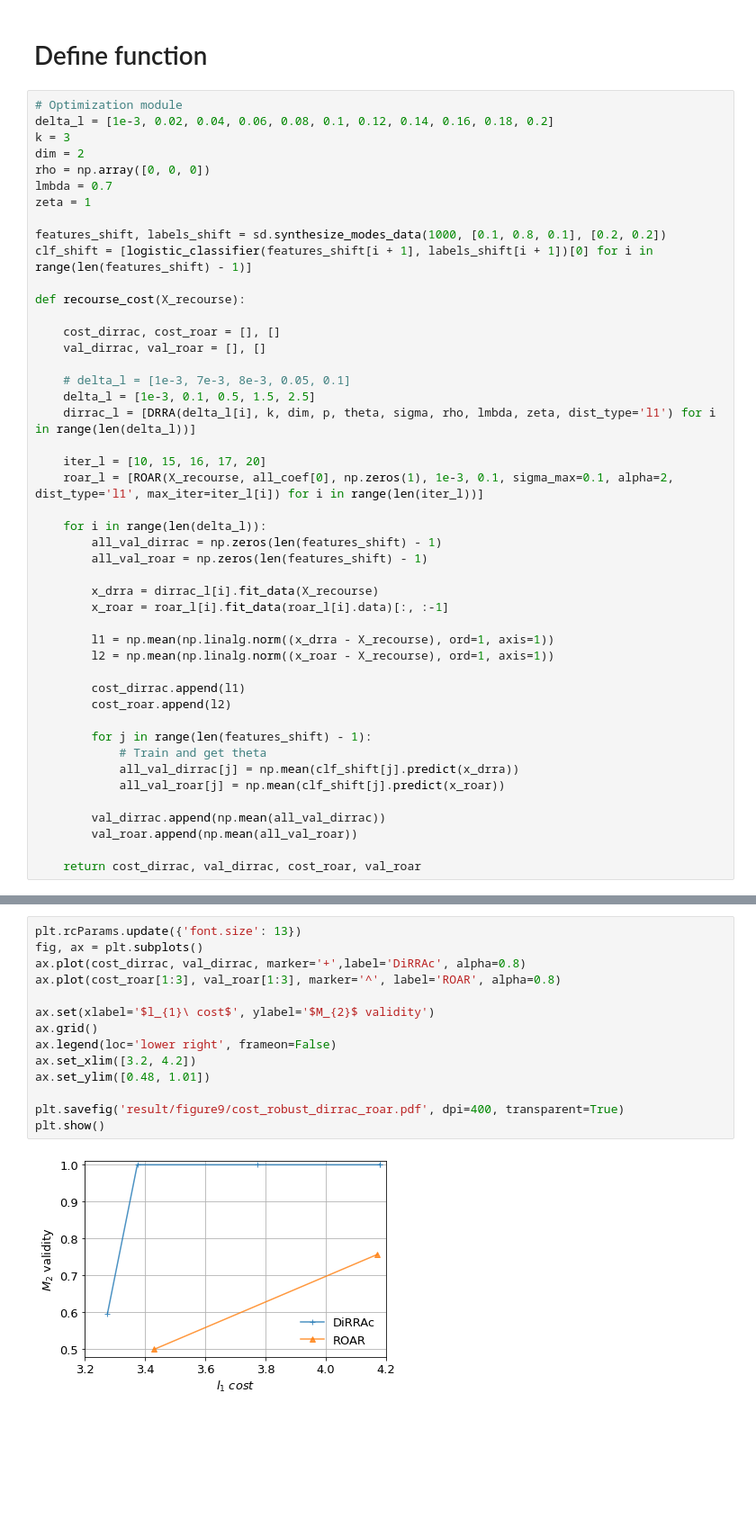
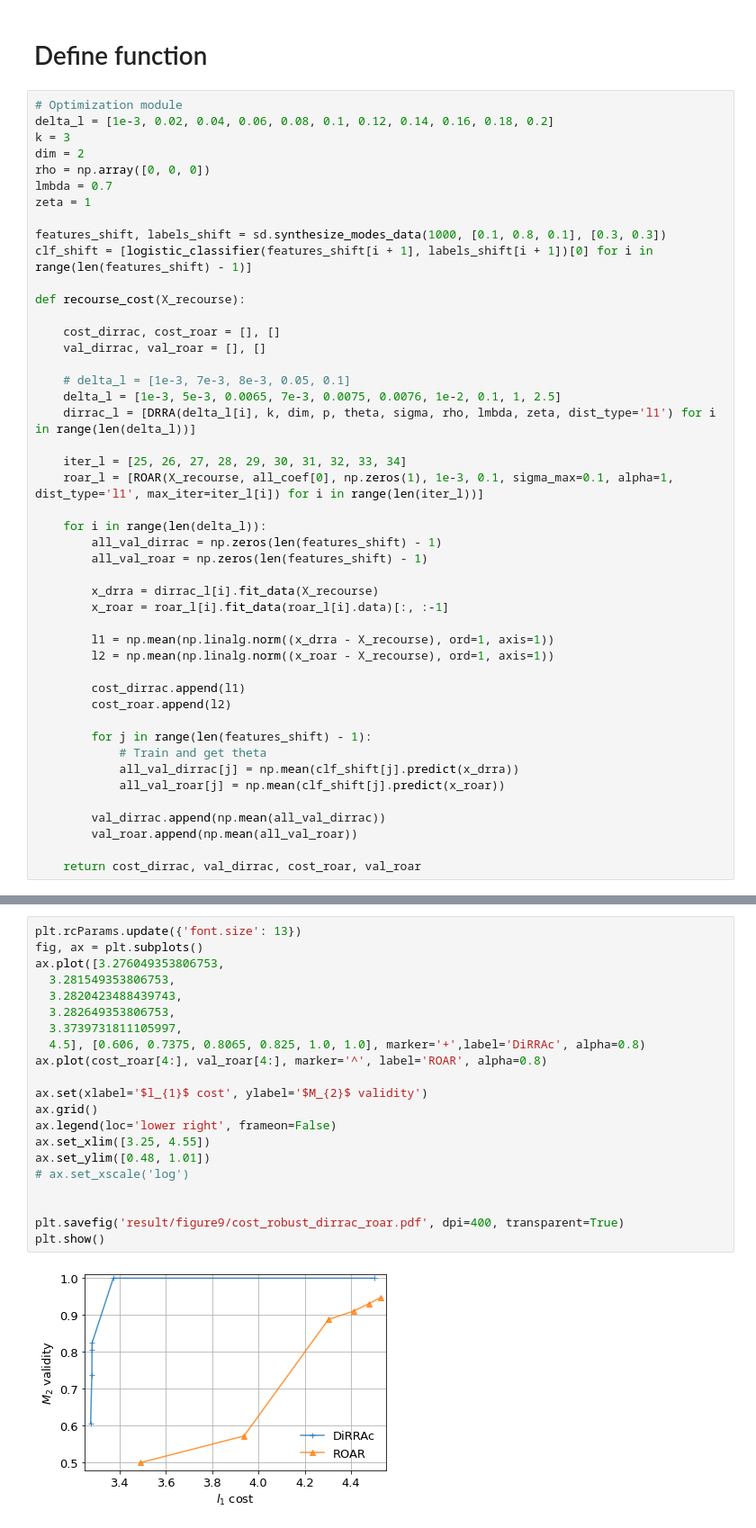
Before and after one commit to duykhuongnguyen/DiRRAc, a Jupyter notebook: figure9.ipynb, the cells around one changed output, grey strips where cells are left out. Shown at 90% size. Drawn from its saved outputs; the diff is of its cells as text; blank space fills up the shorter version.

```diff
--- a/figure9.ipynb
+++ b/figure9.ipynb
@@ -65,7 +67,7 @@ rho = np.array([0, 0, 0])
 lmbda = 0.7
 zeta = 1
 
-features_shift, labels_shift = sd.synthesize_modes_data(1000, [0.1, 0.8, 0.1], [0.2, 0.2])
+features_shift, labels_shift = sd.synthesize_modes_data(1000, [0.1, 0.8, 0.1], [0.3, 0.3])
 clf_shift = [logistic_classifier(features_shift[i + 1], labels_shift[i + 1])[0] for i in range(len(features_shift) - 1)]
 
 def recourse_cost(X_recourse):
@@ -74,11 +76,11 @@ def recourse_cost(X_recourse):
     val_dirrac, val_roar = [], []
 
     # delta_l = [1e-3, 7e-3, 8e-3, 0.05, 0.1]
-    delta_l = [1e-3, 0.1, 0.5, 1.5, 2.5]
+    delta_l = [1e-3, 5e-3, 0.0065, 7e-3, 0.0075, 0.0076, 1e-2, 0.1, 1, 2.5]
     dirrac_l = [DRRA(delta_l[i], k, dim, p, theta, sigma, rho, lmbda, zeta, dist_type='l1') for i in range(len(delta_l))]
 
-    iter_l = [10, 15, 16, 17, 20]
-    roar_l = [ROAR(X_recourse, all_coef[0], np.zeros(1), 1e-3, 0.1, sigma_max=0.1, alpha=2, dist_type='l1', max_iter=iter_l[i]) for i in range(len(iter_l))]
+    iter_l = [25, 26, 27, 28, 29, 30, 31, 32, 33, 34]
+    roar_l = [ROAR(X_recourse, all_coef[0], np.zeros(1), 1e-3, 0.1, sigma_max=0.1, alpha=1, dist_type='l1', max_iter=iter_l[i]) for i in range(len(iter_l))]
 
     for i in range(len(delta_l)):
         all_val_dirrac = np.zeros(len(features_shift) - 1)
@@ -211,16 +282,23 @@ cost_dirrac, val_dirrac, cost_roar, val_roar
 # %%
 plt.rcParams.update({'font.size': 13})
 fig, ax = plt.subplots()
-ax.plot(cost_dirrac, val_dirrac, marker='+',label='DiRRAc', alpha=0.8)
-ax.plot(cost_roar[1:3], val_roar[1:3], marker='^', label='ROAR', alpha=0.8)
+ax.plot([3.276049353806753,
+  3.281549353806753,
+  3.2820423488439743,
+  3.282649353806753,
+  3.3739731811105997,
+  4.5], [0.606, 0.7375, 0.8065, 0.825, 1.0, 1.0], marker='+',label='DiRRAc', alpha=0.8)
+ax.plot(cost_roar[4:], val_roar[4:], marker='^', label='ROAR', alpha=0.8)
 
-ax.set(xlabel='$l_{1}\ cost$', ylabel='$M_{2}$ validity')
+ax.set(xlabel='$l_{1}$ cost', ylabel='$M_{2}$ validity')
 ax.grid()
 ax.legend(loc='lower right', frameon=False)
-ax.set_xlim([3.2, 4.2])
+ax.set_xlim([3.25, 4.55])
 ax.set_ylim([0.48, 1.01])
+# ax.set_xscale('log')
+
 
 plt.savefig('result/figure9/cost_robust_dirrac_roar.pdf', dpi=400, transparent=True)
 plt.show()
 # %% [output]
-[figure, old version]
+[figure, new version]
```
Also changed, not shown: parts of 3 cells of this notebook, 1 other file.
